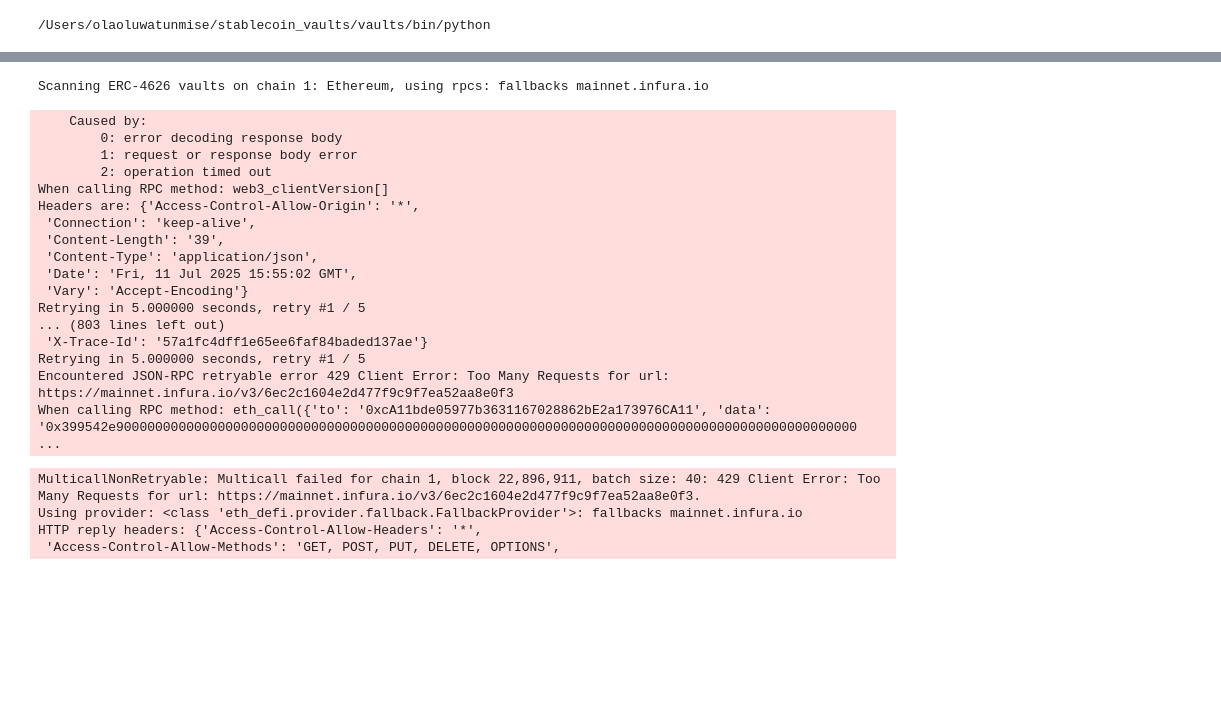
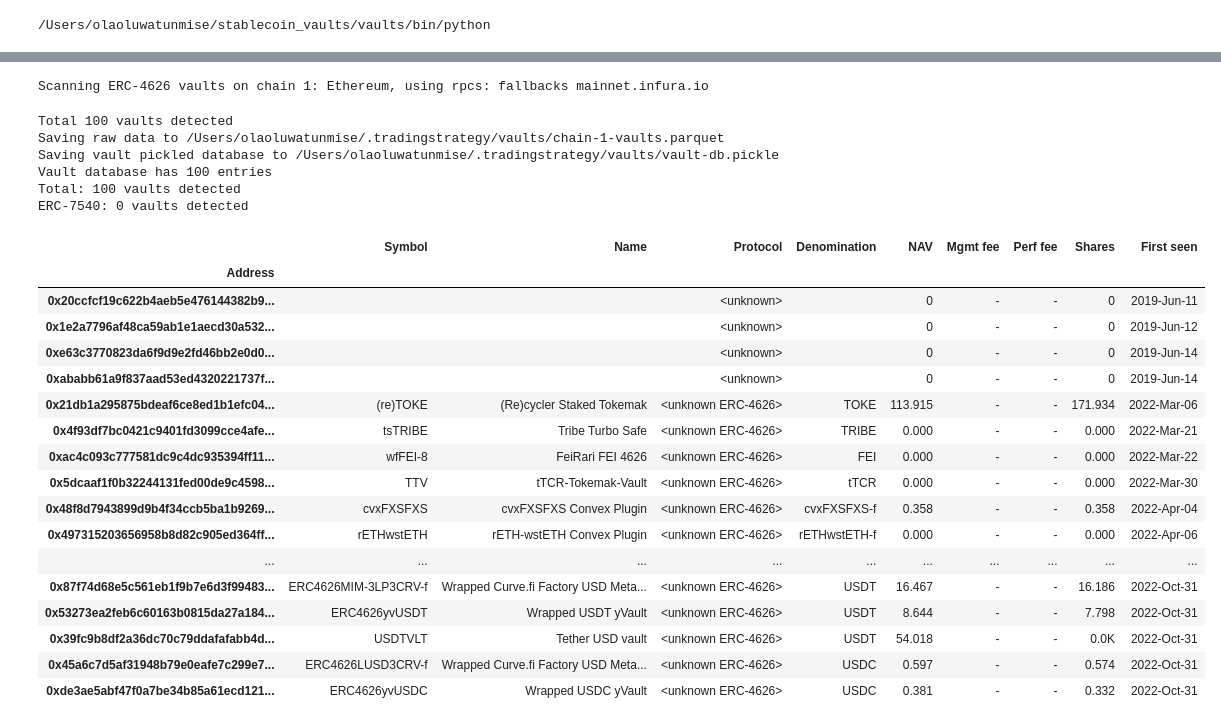
Before and after one commit to apostleoffinance/erc4626-vault-analyzer, a Jupyter notebook: notebooks/01_scanning_all_vaults.ipynb, the cells around one changed output, grey strips where cells are left out. Drawn from its saved outputs; the diff is of its cells as text; code cells hidden in the pictures; blank space fills up the shorter version.

Commit message:
all_vaults

```diff
--- a/notebooks/01_scanning_all_vaults.ipynb
+++ b/notebooks/01_scanning_all_vaults.ipynb
@@ -83,8 +104,8 @@ def main():
     setup_console_logging()
 
     # How many CPUs / subprocess we use
-    max_workers = 16
-    # max_workers = 1  # To debug, set workers to 1
+    #max_workers = 16
+    max_workers = 1  # To debug, set workers to 1
 
     web3 = create_multi_provider_web3(JSON_RPC_URL)
     web3factory = MultiProviderWeb3Factory(JSON_RPC_URL, retries=5)
@@ -122,6 +143,8 @@ def main():
     # Perform vault discovery and categorisation,
     # so we get information which address contains which kind of a vault
     vault_detections = list(vault_discover.scan_vaults(start_block, end_block))
+    # Process only first 100 vaults for testing
+    vault_detections = vault_detections[:100]
 
     # Prepare data export by reading further per-vault data using multiprocessing
     worker_processor = Parallel(n_jobs=max_workers)
@@ -205,51 +228,54 @@ def main():
                 return f"{float_x / 1e12:.1f}T"
             elif float_x >= 1e9:  # Billions
                 return f"{float_x / 1e9:.1f}G"
             elif float_x >= 1e6:  # Millions
                 return f"{float_x / 1e6:.1f}M"
             elif float_x >= 1e3:  # Millions
                 return f"{float_x / 1e6:.1f}K"
             else:
                 try:
                     x = x.quantize(round_factor)
                 except decimal.InvalidOperation:
                     logger.warning("Cannot quantise: %s", x)
 
         return x  # Not decimal
 
     # Apply the function to all elements in the DataFrame
     df = df.apply(lambda col: col.map(round_below_epsilon))
 
     erc_7540s = [v for v in rows if ERC4626Feature.erc_7540_like in v["_detection_data"].features]
     print(f"Total: {len(df)} vaults detected")
     print(f"ERC-7540: {len(erc_7540s)} vaults detected")
 
     with pd.option_context("display.max_rows", None):
         display(df)
 
 
 if __name__ == "__main__":
     main()
 # %% [output]
 Scanning ERC-4626 vaults on chain 1: Ethereum, using rpcs: fallbacks mainnet.infura.io
-    Caused by:
-        0: error decoding response body
-        1: request or response body error
-        2: operation timed out
-When calling RPC method: web3_clientVersion[]
-Headers are: {'Access-Control-Allow-Origin': '*',
- 'Connection': 'keep-alive',
- 'Content-Length': '39',
- 'Content-Type': 'application/json',
- 'Date': 'Fri, 11 Jul 2025 15:55:02 GMT',
- 'Vary': 'Accept-Encoding'}
-Retrying in 5.000000 seconds, retry #1 / 5
-... (803 lines left out)
- 'X-Trace-Id': '57a1fc4dff1e65ee6faf84baded137ae'}
-Retrying in 5.000000 seconds, retry #1 / 5
-Encountered JSON-RPC retryable error 429 Client Error: Too Many Requests for url: https://mainnet.infura.io/v3/6ec2c1604e2d477f9c9f7ea52aa8e0f3
-When calling RPC method: eth_call({'to': '0xcA11bde05977b3631167028862bE2a173976CA11', 'data': '0x399542e90000000000000000000000000000000000000000000000000000000000000000000000000000000000000000000000 ...
+Total 100 vaults detected
+Saving raw data to /Users/olaoluwatunmise/.tradingstrategy/vaults/chain-1-vaults.parquet
+Saving vault pickled database to /Users/olaoluwatunmise/.tradingstrategy/vaults/vault-db.pickle
+Vault database has 100 entries
+Total: 100 vaults detected
+ERC-7540: 0 vaults detected
-MulticallNonRetryable: Multicall failed for chain 1, block 22,896,911, batch size: 40: 429 Client Error: Too Many Requests for url: https://mainnet.infura.io/v3/6ec2c1604e2d477f9c9f7ea52aa8e0f3.
-Using provider: <class 'eth_defi.provider.fallback.FallbackProvider'>: fallbacks mainnet.infura.io
-HTTP reply headers: {'Access-Control-Allow-Headers': '*',
- 'Access-Control-Allow-Methods': 'GET, POST, PUT, DELETE, OPTIONS',
+|  | Symbol | Name | Protocol | Denomination | NAV | Mgmt fee | Perf fee | Shares | First seen |
+| Address |  |  |  |  |  |  |  |  |  |
+| 0x20ccfcf19c622b4aeb5e476144382b9... |  |  | <unknown> |  | 0 | - | - | 0 | 2019-Jun-11 |
+| 0x1e2a7796af48ca59ab1e1aecd30a532... |  |  | <unknown> |  | 0 | - | - | 0 | 2019-Jun-12 |
+| 0xe63c3770823da6f9d9e2fd46bb2e0d0... |  |  | <unknown> |  | 0 | - | - | 0 | 2019-Jun-14 |
+| 0xababb61a9f837aad53ed4320221737f... |  |  | <unknown> |  | 0 | - | - | 0 | 2019-Jun-14 |
+| 0x21db1a295875bdeaf6ce8ed1b1efc04... | (re)TOKE | (Re)cycler Staked Tokemak | <unknown ERC-4626> | TOKE | 113.915 | - | - | 171.934 | 2022-Mar-06 |
+| 0x4f93df7bc0421c9401fd3099cce4afe... | tsTRIBE | Tribe Turbo Safe | <unknown ERC-4626> | TRIBE | 0.000 | - | - | 0.000 | 2022-Mar-21 |
+| 0xac4c093c777581dc9c4dc935394ff11... | wfFEI-8 | FeiRari FEI 4626 | <unknown ERC-4626> | FEI | 0.000 | - | - | 0.000 | 2022-Mar-22 |
+| 0x5dcaaf1f0b32244131fed00de9c4598... | TTV | tTCR-Tokemak-Vault | <unknown ERC-4626> | tTCR | 0.000 | - | - | 0.000 | 2022-Mar-30 |
+| 0x48f8d7943899d9b4f34ccb5ba1b9269... | cvxFXSFXS | cvxFXSFXS Convex Plugin | <unknown ERC-4626> | cvxFXSFXS-f | 0.358 | - | - | 0.358 | 2022-Apr-04 |
+| 0x497315203656958b8d82c905ed364ff... | rETHwstETH | rETH-wstETH Convex Plugin | <unknown ERC-4626> | rETHwstETH-f | 0.000 | - | - | 0.000 | 2022-Apr-06 |
+| ... | ... | ... | ... | ... | ... | ... | ... | ... | ... |
+| 0x87f74d68e5c561eb1f9b7e6d3f99483... | ERC4626MIM-3LP3CRV-f | Wrapped Curve.fi Factory USD Meta... | <unknown ERC-4626> | USDT | 16.467 | - | - | 16.186 | 2022-Oct-31 |
+| 0x53273ea2feb6c60163b0815da27a184... | ERC4626yvUSDT | Wrapped USDT yVault | <unknown ERC-4626> | USDT | 8.644 | - | - | 7.798 | 2022-Oct-31 |
+| 0x39fc9b8df2a36dc70c79ddafafabb4d... | USDTVLT | Tether USD vault | <unknown ERC-4626> | USDT | 54.018 | - | - | 0.0K | 2022-Oct-31 |
+| 0x45a6c7d5af31948b79e0eafe7c299e7... | ERC4626LUSD3CRV-f | Wrapped Curve.fi Factory USD Meta... | <unknown ERC-4626> | USDC | 0.597 | - | - | 0.574 | 2022-Oct-31 |
+| 0xde3ae5abf47f0a7be34b85a61ecd121... | ERC4626yvUSDC | Wrapped USDC yVault | <unknown ERC-4626> | USDC | 0.381 | - | - | 0.332 | 2022-Oct-31 |
```
Also changed, not shown: parts of 4 cells of this notebook, 1 other file.
